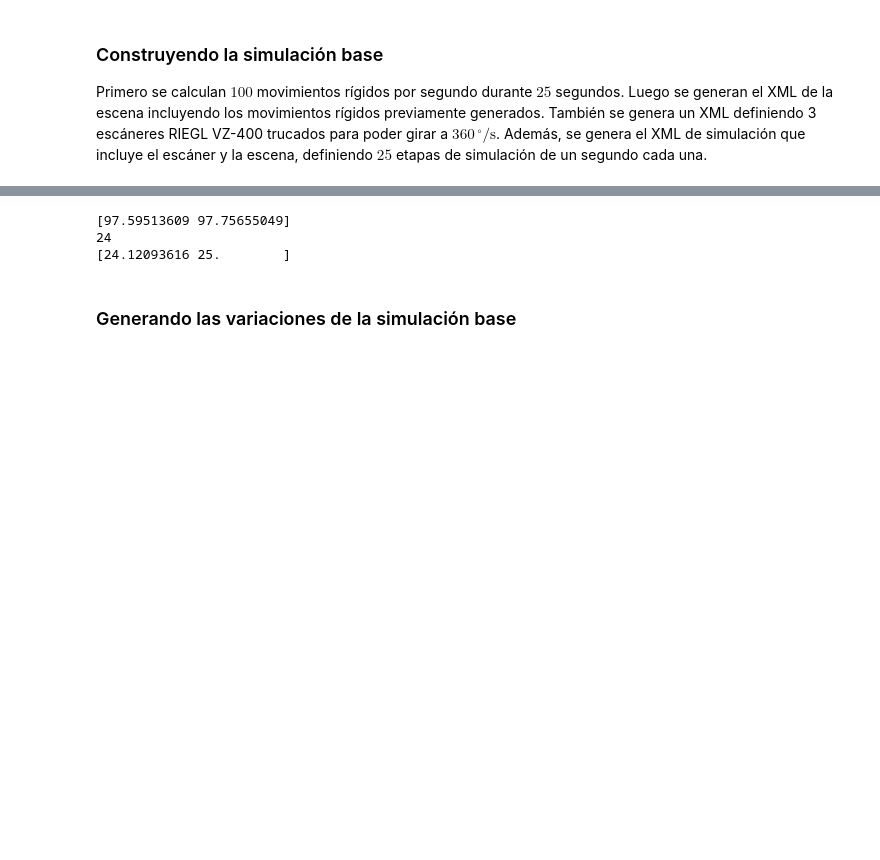
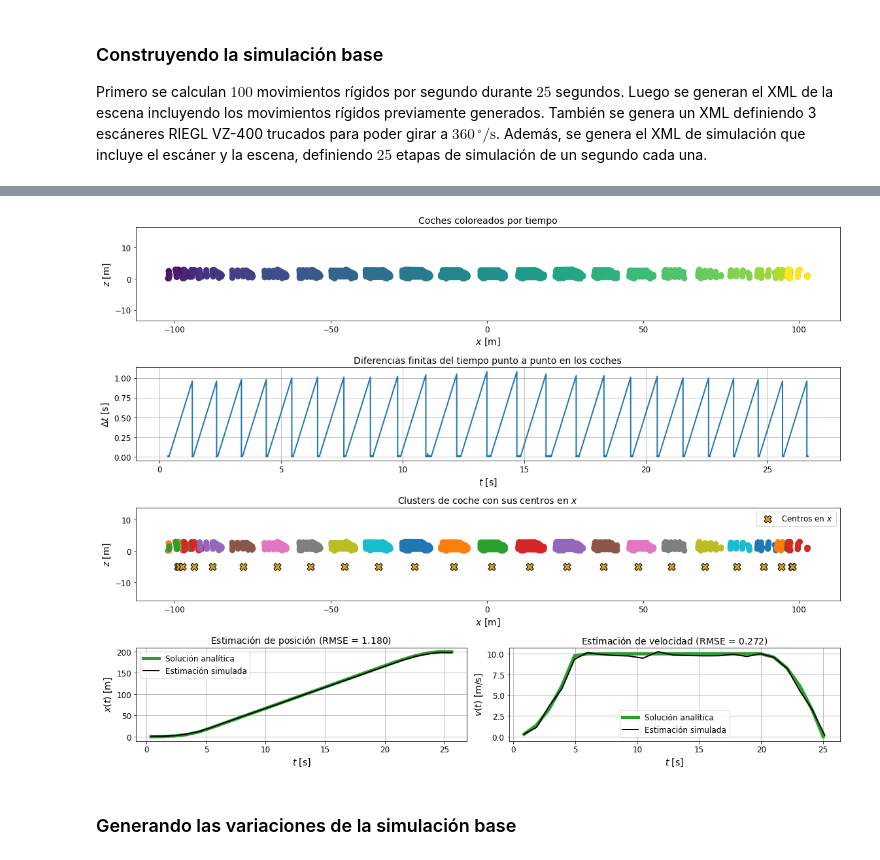
Before and after one commit to catallactical/vlsdl_workshop2024, a Jupyter notebook: pyhelios/pyhelios_avanzado.ipynb, the cells around one changed output, grey strips where cells are left out. Drawn from its saved outputs; the diff is of its cells as text; code cells hidden in the pictures; blank space fills up the shorter version.

```diff
--- a/pyhelios/pyhelios_avanzado.ipynb
+++ b/pyhelios/pyhelios_avanzado.ipynb
@@ -527,11 +473,71 @@ Se han formado 24 clusters de coche.
-# %%
-# TODO Remove : Cell
-print(mu_x[-2:])
-print(len(mu_x))
-print(np.clip(T[-2:], MODELO_t_start, MODELO_t_end))
-# %% [output]
-[97.59513609 97.75655049]
-24
-[24.12093616 25.        ]
+# %%
+def representar_resultado(Pcar, Dt, C, mu_x, mu_t, T, Tref, DmuxDmut, xt, vT, RMSE_x, RMSE_v):
+    # Preparar figura
+    fig = plt.figure(figsize=(16, 12))
+
+    # Graficar puntos de coche
+    ax = fig.add_subplot(4, 1, 1)
+    ax.set_title('Coches coloreados por tiempo', fontsize=14)
+    ax.scatter(Pcar[:, 0], Pcar[:, 2], c=Pcar[:, -1], s=64, cmap='viridis')
+    ax.set_xlabel('$x$ [m]', fontsize=14)
+    ax.set_ylabel('$z$ [m]', fontsize=14)
+    ax.tick_params(axis='both', which='both', labelsize=12)
+    ax.axis('equal')
+
+    # Graficar diferencias finitas de tiempo
+    ax = fig.add_subplot(4, 1, 2)
+    ax.plot(Pcar[:, -1][1:], Dt, color='tab:blue', lw=2)
+    ax.set_title('Diferencias finitas del tiempo punto a punto en los coches', fontsize=14)
+    ax.set_xlabel('$t$ [s]', fontsize=14)
+    ax.set_ylabel('$\Delta t$ [s]', fontsize=14)
+    ax.tick_params(axis='both', which='both', labelsize=12)
+    ax.grid('both')
+    ax.set_axisbelow(True)
+
+    # Graficar clusters y centros
+    ax = fig.add_subplot(4, 1, 3)
+    ax.set_title(r'Clusters de coche con sus centros en $x$', fontsize=14)
+    ax.scatter(C[:, 0], C[:, 2], c=C[:, 4]%10, s=64, cmap='tab10')
+    ax.scatter(
+        mu_x, -5*np.ones_like(mu_x), s=128, c='goldenrod',
+        marker='X', edgecolor='black', linewidths=1, label=r'Centros en $x$'
+    )
+    ax.set_xlabel('$x$ [m]', fontsize=14)
+    ax.set_ylabel('$z$ [m]', fontsize=14)
+    ax.tick_params(axis='both', which='both', labelsize=12)
+    ax.axis('equal')
+    ax.legend(loc='best', fontsize=12)
+
+    # Graficar posiciones
+    ax = fig.add_subplot(4, 2, 7)
+    ax.set_title(f'Estimación de posición (RMSE = ${{{RMSE_x:.3f}}}$)', fontsize=14)
+    ax.plot(mu_t, xt, lw=5, color='tab:green', zorder=4, label='Solución analítica')
+    ax.plot(mu_t, mu_x+100, lw=2, color='black', zorder=5, label='Estimación simulada')
+    ax.set_xlabel('$t$ [s]', fontsize=14)
+    ax.set_ylabel('$x(t)$ [m]', fontsize=14)
+    ax.tick_params(axis='both', which='both', labelsize=12)
+    ax.grid('both')
+    ax.set_axisbelow(True)
+    ax.legend(loc='best', fontsize=12)
+
+    # Graficar velocidades
+    ax = fig.add_subplot(4, 2, 8)
+    ax.set_title(f'Estimación de velocidad (RMSE = ${{{RMSE_v:.3f}}}$)', fontsize=14)
+    ax.plot(Tref, vT, lw=5, color='tab:green', zorder=4, label='Solución analítica')
+    ax.plot(T, DmuxDmut, lw=2, color='black', zorder=5, label='Estimación simulada')
+    ax.set_xlabel('$t$ [s]', fontsize=14)
+    ax.set_ylabel('$v(t)$ [m/s]', fontsize=14)
+    ax.tick_params(axis='both', which='both', labelsize=12)
+    ax.grid('both')
+    ax.set_axisbelow(True)
+    ax.legend(loc='best', fontsize=12)
+
+    # Mostrar figura
+    fig.tight_layout()
+    plt.show()
+
+representar_resultado(Pcar, Dt, C, mu_x, mu_t, T, Tref, DmuxDmut, xt, vT, RMSE_x, RMSE_v)
+# %% [output]
+[figure, added]
 # %% [markdown]
 ### Generando las variaciones de la simulación base
```
Also changed, not shown: parts of 8 cells of this notebook, 1 other file.
